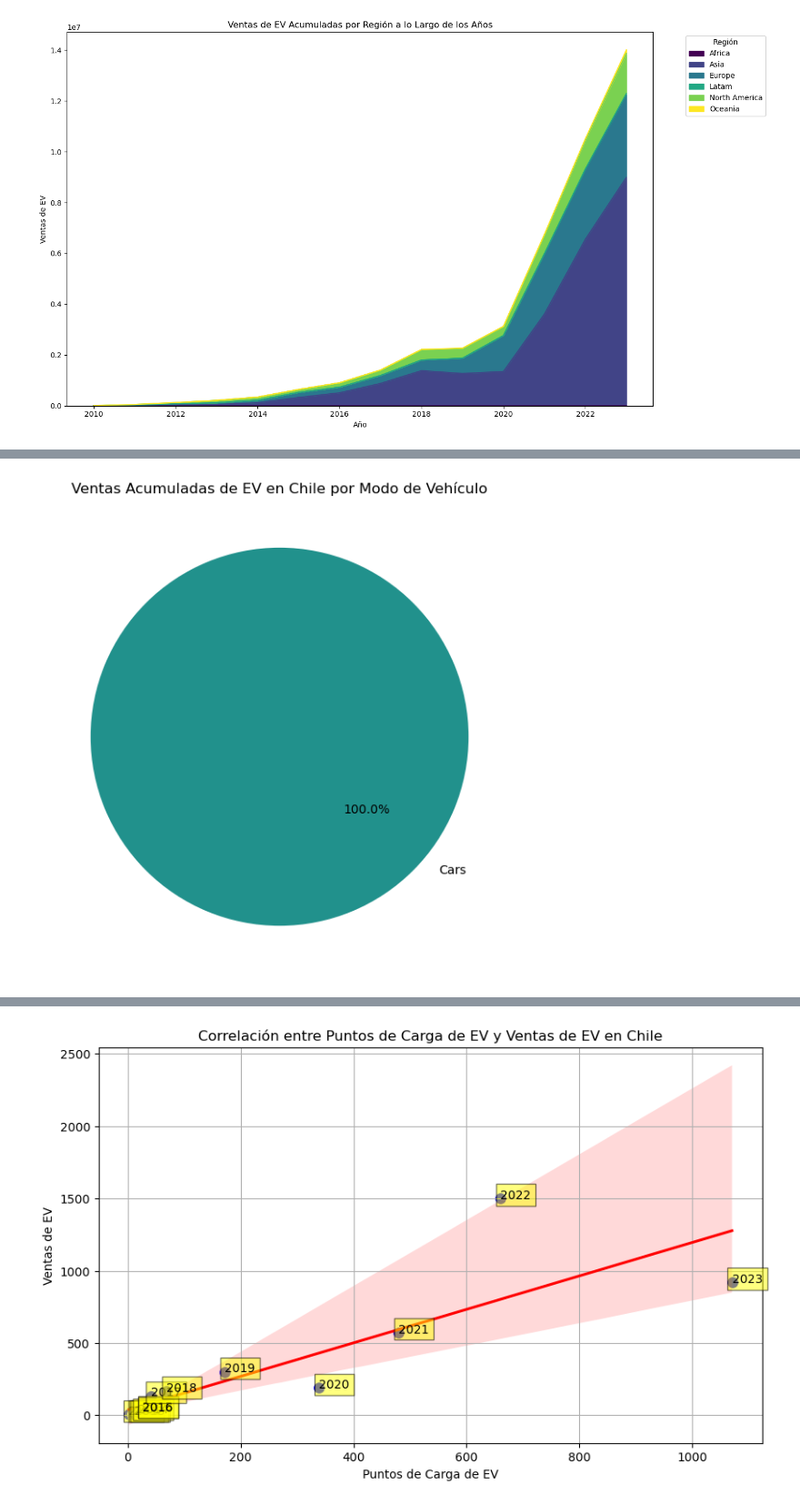
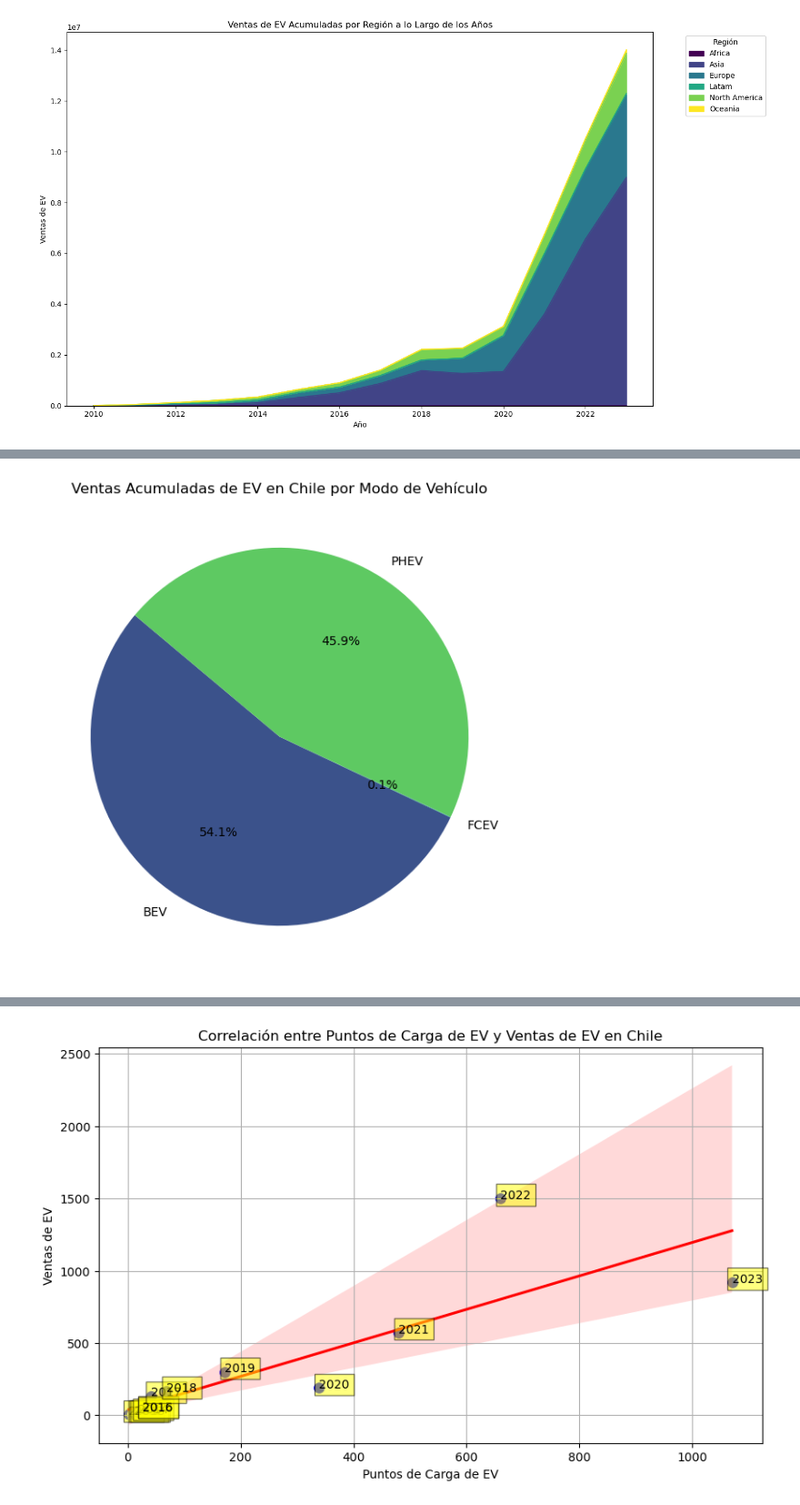
Before and after one commit to ceasoto/Proyecto_Final, a Jupyter notebook: Notebooks/Visualizaciones.ipynb, the cells around one changed output, grey strips where cells are left out. Shown at 91% size. Cells and saved outputs as stored; diff of their text form; code cells hidden in the pictures.

Commit message:
Actualización del Notebook de Visualización

```diff
--- a/Notebooks/Visualizaciones.ipynb
+++ b/Notebooks/Visualizaciones.ipynb
@@ -316,17 +322,17 @@ Passing `palette` without assigning `hue` is deprecated and will be removed in v
 # %%
 # Filtrar los datos para EV sales en Chile
 filtered_ev_sales_chile = df_h[(df_h['parameter'] == 'EV sales') & (df_h['region'] == 'Chile')]
 
 
 # Agrupar los datos por 'mode' y sumar las ventas totales
-ev_sales_chile_by_mode = filtered_ev_sales_chile.groupby('mode')['value'].sum().reset_index()
+ev_sales_chile_by_mode = filtered_ev_sales_chile.groupby('powertrain')['value'].sum().reset_index()
 
 # Crear el gráfico de torta
 plt.figure(figsize=(10, 7))
-plt.pie(ev_sales_chile_by_mode['value'], labels=ev_sales_chile_by_mode['mode'], autopct='%1.1f%%', startangle=140, colors=sns.color_palette("viridis", len(ev_sales_chile_by_mode)))
+plt.pie(ev_sales_chile_by_mode['value'], labels=ev_sales_chile_by_mode['powertrain'], autopct='%1.1f%%', startangle=140, colors=sns.color_palette("viridis", len(ev_sales_chile_by_mode)))
 
 # Personalizar el gráfico
 plt.title('Ventas Acumuladas de EV en Chile por Modo de Vehículo')
 plt.show()
 # %% [output]
-[figure, old version]
+[figure, new version]
```
Also changed, not shown: parts of 43 cells of this notebook.
